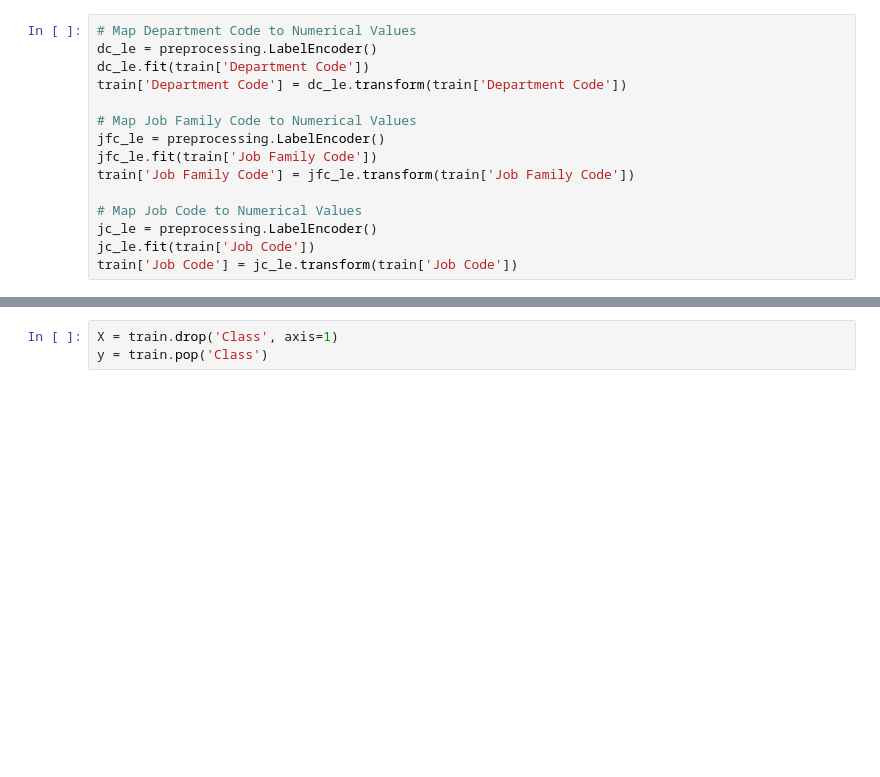
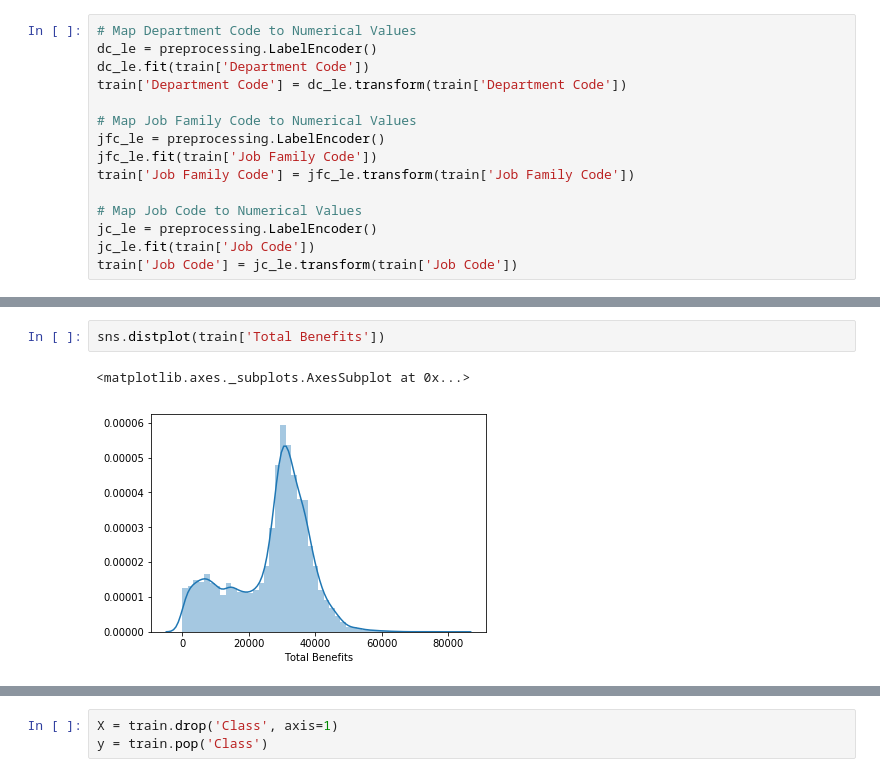
Before and after one commit to sarabjeet-chowdhary/MachineLearning, a Jupyter notebook: Salary Prediction/Salary Prediction.ipynb, the cells around one changed output, grey strips where cells are left out. Cells and saved outputs as stored; diff of their text form; blank space fills up the shorter version.

```diff
--- a/Salary Prediction/Salary Prediction.ipynb
+++ b/Salary Prediction/Salary Prediction.ipynb
@@ -113,3 +122,8 @@ train.sample(50)
+# %%
+sns.distplot(train['Total Benefits'])
+# %% [output]
+<matplotlib.axes._subplots.AxesSubplot at 0x...>
+[figure, added]
 # %%
 train.describe().transpose()
 # %% [output]
```
Also changed, not shown: parts of 22 cells of this notebook.
